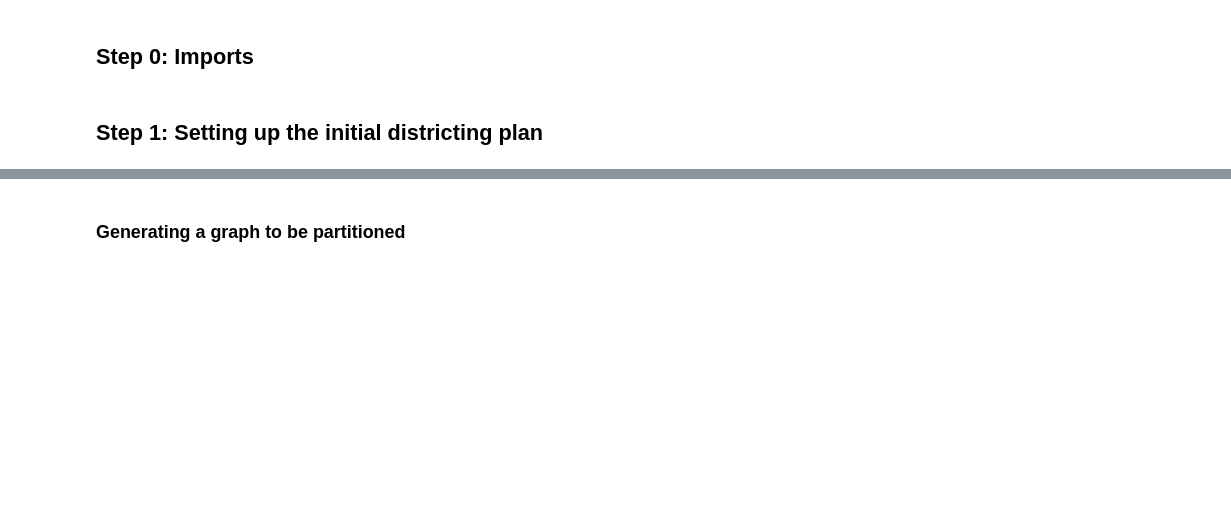
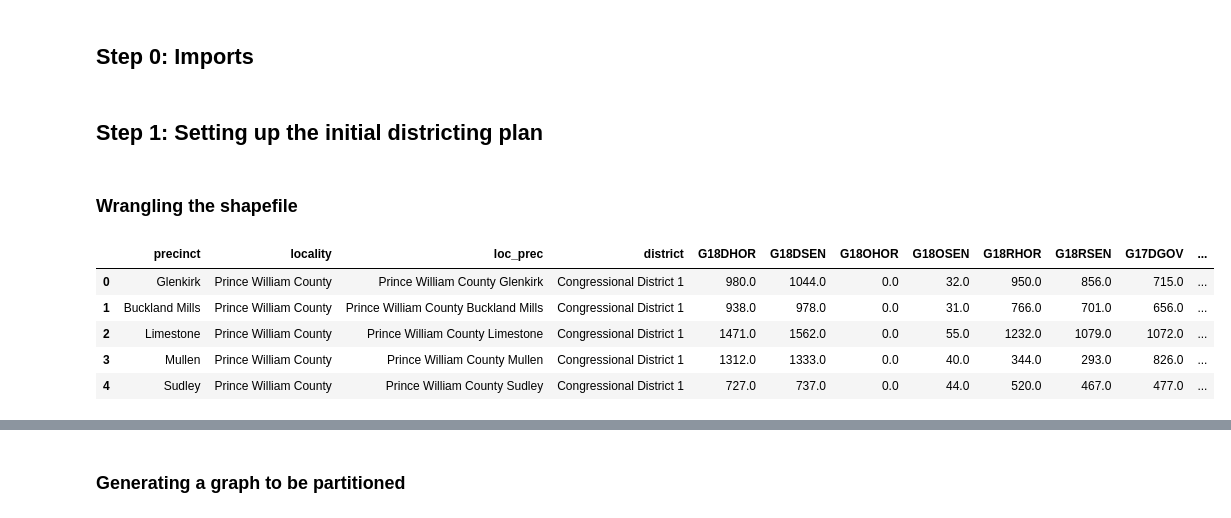
Before and after one commit to RahulReady/Redistricting-Project, a Jupyter notebook: VA Redistricting Plan.ipynb, the cells around one changed output, grey strips where cells are left out. Cells and saved outputs as stored; diff of their text form; code cells hidden in the pictures; blank space fills up the shorter version.

```diff
--- a/VA Redistricting Plan.ipynb
+++ b/VA Redistricting Plan.ipynb
@@ -32,4 +54,7 @@ import gerrychain
 pd.options.display.max_columns = None
 %matplotlib inline
 # %% [markdown]
+<a id='step1'></a>
 ## Step 1: Setting up the initial districting plan
+# %% [markdown]
+### Wrangling the shapefile
@@ -35,0 +64,12 @@ pd.options.display.max_columns = None
+# %%
+# Load the shapefile into a geo pandas dataframe
+df = geopandas.read_file("VA_precincts/VA_precincts.shp")
+# %%
+df.head()
+# %% [output]
+|  | precinct | locality | loc_prec | district | G18DHOR | G18DSEN | G18OHOR | G18OSEN | G18RHOR | G18RSEN | G17DGOV | ... |
+| 0 | Glenkirk | Prince William County | Prince William County Glenkirk | Congressional District 1 | 980.0 | 1044.0 | 0.0 | 32.0 | 950.0 | 856.0 | 715.0 | ... |
+| 1 | Buckland Mills | Prince William County | Prince William County Buckland Mills | Congressional District 1 | 938.0 | 978.0 | 0.0 | 31.0 | 766.0 | 701.0 | 656.0 | ... |
+| 2 | Limestone | Prince William County | Prince William County Limestone | Congressional District 1 | 1471.0 | 1562.0 | 0.0 | 55.0 | 1232.0 | 1079.0 | 1072.0 | ... |
+| 3 | Mullen | Prince William County | Prince William County Mullen | Congressional District 1 | 1312.0 | 1333.0 | 0.0 | 40.0 | 344.0 | 293.0 | 826.0 | ... |
+| 4 | Sudley | Prince William County | Prince William County Sudley | Congressional District 1 | 727.0 | 737.0 | 0.0 | 44.0 | 520.0 | 467.0 | 477.0 | ... |
```
Also changed, not shown: parts of 17 cells of this notebook.
